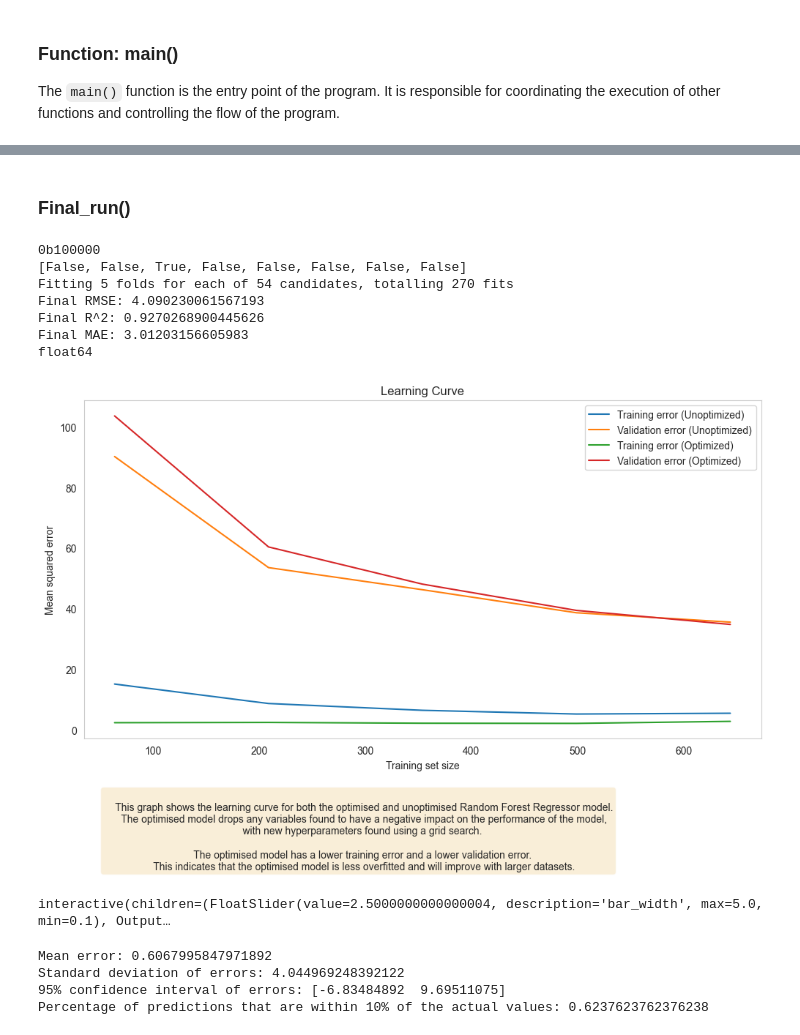
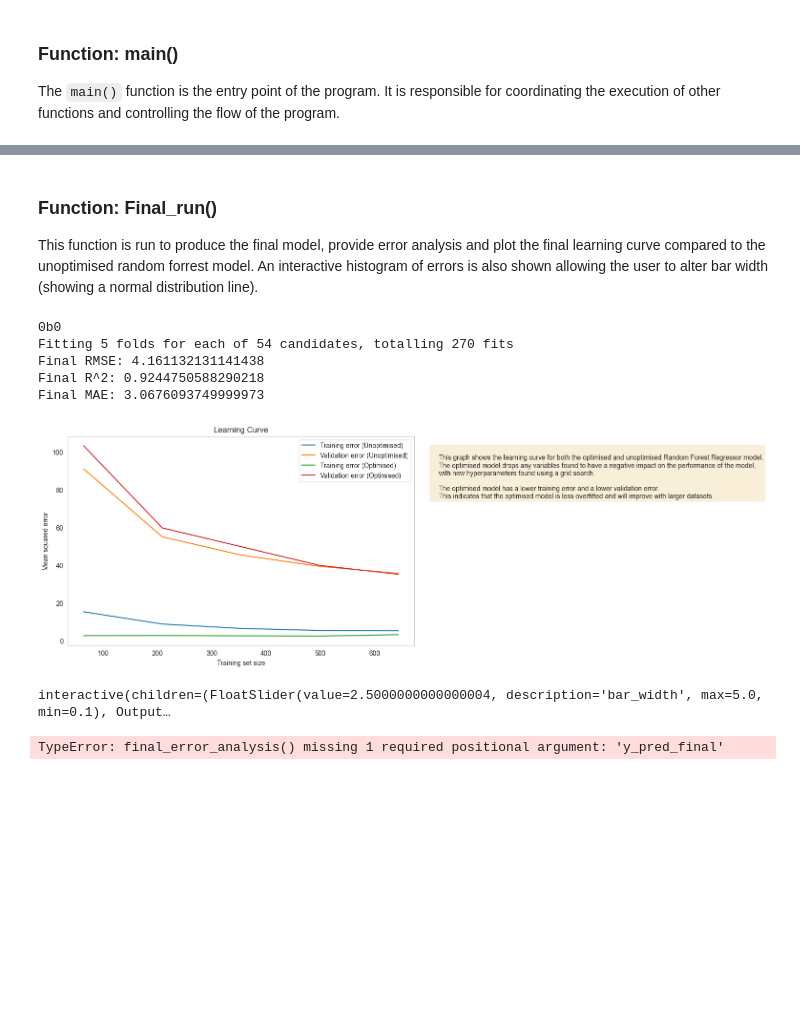
Before and after one commit to 124890/Comp-Challenge---2023-4, a Jupyter notebook: Code.1.ipynb, the cells around one changed output, grey strips where cells are left out. Drawn from its saved outputs; the diff is of its cells as text; code cells hidden in the pictures; blank space fills up the shorter version.

```diff
--- a/Code.1.ipynb
+++ b/Code.1.ipynb
@@ -732,10 +732,10 @@ def plot_learning_curve(X_final: pd.DataFrame, grid: dict):
 
     # Create the plot
     fig, ax = plt.subplots(figsize=(10, 6))
-    ax.plot(train_sizes, train_scores_mean, label='Training error (Unoptimized)')
-    ax.plot(train_sizes, test_scores_mean, label='Validation error (Unoptimized)')
-    ax.plot(train_sizes_final, train_scores_mean_final, label='Training error (Optimized)')
-    ax.plot(train_sizes_final, test_scores_mean_final, label='Validation error (Optimized)')
+    ax.plot(train_sizes, train_scores_mean, label='Training error (Unoptimised)')
+    ax.plot(train_sizes, test_scores_mean, label='Validation error (Unoptimised)')
+    ax.plot(train_sizes_final, train_scores_mean_final, label='Training error (Optimised)')
+    ax.plot(train_sizes_final, test_scores_mean_final, label='Validation error (Optimised)')
     ax.set_xlabel('Training set size')
     ax.set_ylabel('Mean squared error')
     ax.set_title('Learning Curve')
@@ -756,7 +756,7 @@ def plot_learning_curve(X_final: pd.DataFrame, grid: dict):
     The optimised model has a lower training error and a lower validation error.
     This indicates that the optimised model is less overfitted and will improve with larger datasets.'''
     props = dict(boxstyle='round', facecolor='wheat', alpha=0.5)
-    ax.text(0.05, 0.95, textstr, transform=ax.transAxes, fontsize=10, verticalalignment='top', bbox=props)
+    ax.text(1.05, 0.95, textstr, transform=ax.transAxes, fontsize=10, verticalalignment='top', horizontalalignment='left', bbox=props)
 
     # Adjust plot layout and display
     ax.xaxis.set_minor_locator(AutoMinorLocator())
@@ -764,7 +764,7 @@ def plot_learning_curve(X_final: pd.DataFrame, grid: dict):
     ax.grid(False)
     ax.minorticks_on()
     ax.legend()
-    plt.subplots_adjust(right=1.05, bottom=0.15)  # Adjust the bottom parameter to move the plot up
+    plt.subplots_adjust(right=0.85, bottom=0.15)  # Adjust the bottom parameter to move the plot up
     plt.show()
 # %%
 def error_histogram(y_pred_final: np.ndarray, bar_width: float):
@@ -807,24 +817,33 @@ def error_histogram(y_pred_final: np.ndarray, bar_width: float):
     # Show the histogram
     plt.show()
 # %%
-def final_error_analysis(y_pred_final: np.ndarray):
+def final_error_analysis(y_test: np.ndarray, y_pred_final: np.ndarray) -> None:
     """
     Calculates the mean error, standard deviation of errors, and 95% confidence interval of errors in the final model's predictions.
     It also calculates the percentage of predictions that are within 10% of the actual values.
 
-    Parameters:   None
-    Returns:    None
+    Parameters:
+        y_test (np.ndarray): The actual values.
+        y_pred_final (np.ndarray): The predicted values from the final model.
+    Returns:
+        None
     """
 
     # calculates uncertainties in the final model's predictions
-    errors = gy_test - y_pred_final
-    print("Mean error:", np.mean(errors))
-    print("Standard deviation of errors:", np.std(errors))
-    print("95% confidence interval of errors:", np.percentile(errors, [2.5, 97.5]))
+    prediction_errors = y_test - y_pred_final
+    mean_error = np.mean(prediction_errors)
+    std_dev_error = np.std(prediction_errors)
+    conf_interval_error = np.percentile(prediction_errors, [2.5, 97.5])
+
+    print(f"Mean error: {mean_error}")
+    print(f"Standard deviation of errors: {std_dev_error}")
+    print(f"95% confidence interval of errors: {conf_interval_error}")
 
     # calculates the percentage of predictions that are within 10% of the actual values
-    errors = abs(errors)
-    print("Percentage of predictions that are within 10% of the actual values:", sum(errors < 0.1 * gy_test) / len(errors))
+    within_10_percent = np.abs(prediction_errors) < 0.1 * y_test
+    percentage_within_10 = np.mean(within_10_percent)
+
+    print(f"Percentage of predictions that are within 10% of the actual values: {percentage_within_10}")
 # %% [markdown]
 ### Graph Functions
 
@@ -1116,31 +1148,28 @@ Optimized MAE: 3.093276801873732
 VBox(children=(HBox(children=(Checkbox(value=True, description='Cement'), Checkbox(value=True, description='Bl…
 [interactive output not drawn]
 interactive(children=(Dropdown(description='error_type', options=('RMSE', 'R^2', 'MAE'), value='RMSE'), Output…
-# %% [markdown]
-### Final_run()
+# %% [markdown]
+### Function: Final_run()
+
+This function is run to produce the final model, provide error analysis and plot the final learning curve compared to the unoptimised random forrest model.
+An interactive histogram of errors is also shown allowing the user to alter bar width (showing a normal distribution line).
 # %%
 def final_run():
     X_train_final, X_test_final = var_drop_final()
     final_grid_params, y_pred_final = scale_impute_final(X_train_final, X_test_final)
-    print(y_pred_final.dtype)
-    plot_learning_curve(l, final_grid_params)
+    plot_learning_curve(X_train_final, final_grid_params)
 
     # Create a slider for bar width
     interact(error_histogram, y_pred_final=fixed(y_pred_final), bar_width=(0.1, 5.0, 0.1))
 
     final_error_analysis(y_pred_final)
 final_run()
 # %% [output]
-0b100000
-[False, False, True, False, False, False, False, False]
+0b0
 Fitting 5 folds for each of 54 candidates, totalling 270 fits
-Final RMSE: 4.090230061567193
-Final R^2: 0.9270268900445626
-Final MAE: 3.01203156605983
-float64
+Final RMSE: 4.161132131141438
+Final R^2: 0.9244750588290218
+Final MAE: 3.0676093749999973
-[figure, old version]
+[figure, new version]
 interactive(children=(FloatSlider(value=2.5000000000000004, description='bar_width', max=5.0, min=0.1), Output…
-Mean error: 0.6067995847971892
-Standard deviation of errors: 4.044969248392122
-95% confidence interval of errors: [-6.83484892  9.69511075]
-Percentage of predictions that are within 10% of the actual values: 0.6237623762376238
+TypeError: final_error_analysis() missing 1 required positional argument: 'y_pred_final'
```
Also changed, not shown: parts of 8 cells of this notebook, 3 other files.
